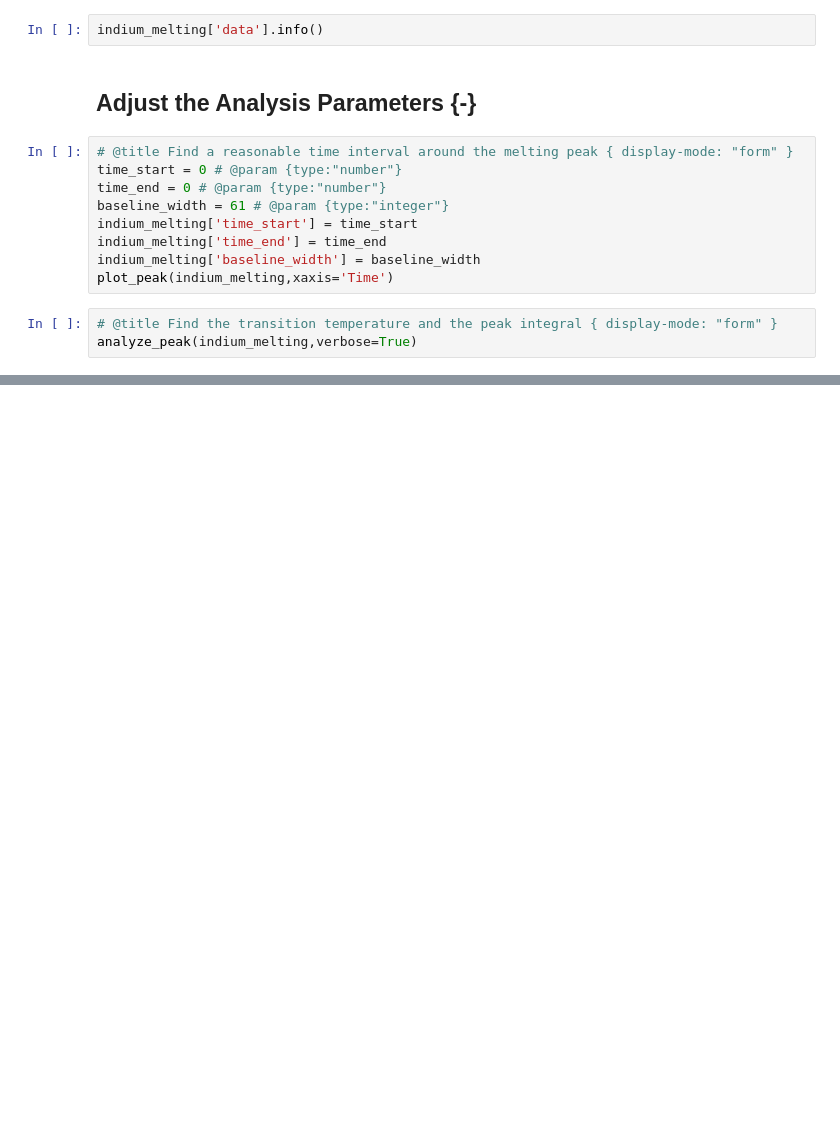
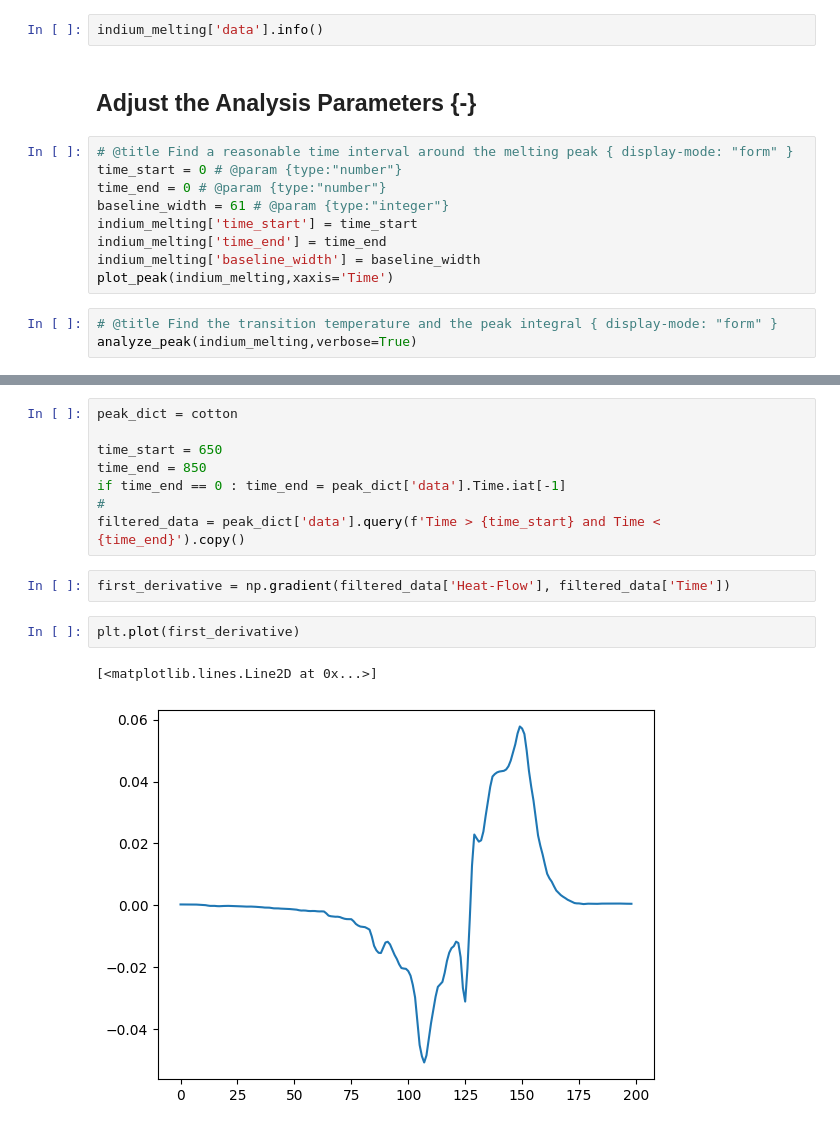
Before and after one commit to DavidShreve/PChemLab, a Jupyter notebook: DSC_ModelingData.ipynb, the cells around one changed output, grey strips where cells are left out. Saved outputs shown, nothing was run; the diff lists cells and outputs as text; blank space fills up the shorter version.

```diff
--- a/DSC_ModelingData.ipynb
+++ b/DSC_ModelingData.ipynb
@@ -201,0 +226,15 @@ analyze_peak(indium_melting,verbose=True)
+# %%
+peak_dict = cotton
+
+time_start = 650
+time_end = 850
+if time_end == 0 : time_end = peak_dict['data'].Time.iat[-1]
+#
+filtered_data = peak_dict['data'].query(f'Time > {time_start} and Time < {time_end}').copy()
+# %%
+first_derivative = np.gradient(filtered_data['Heat-Flow'], filtered_data['Time'])
+# %%
+plt.plot(first_derivative)
+# %% [output]
+[<matplotlib.lines.Line2D at 0x...>]
+[figure, added]
```
Also changed, not shown: parts of 20 cells of this notebook, 1 other file.
